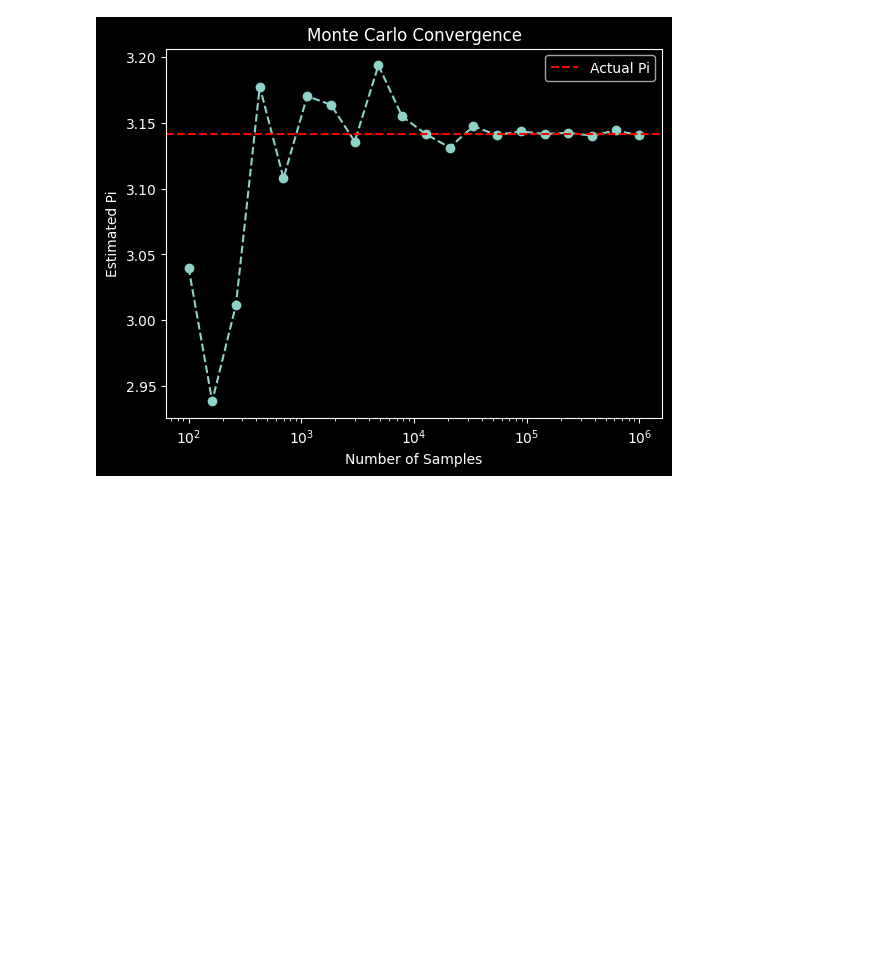
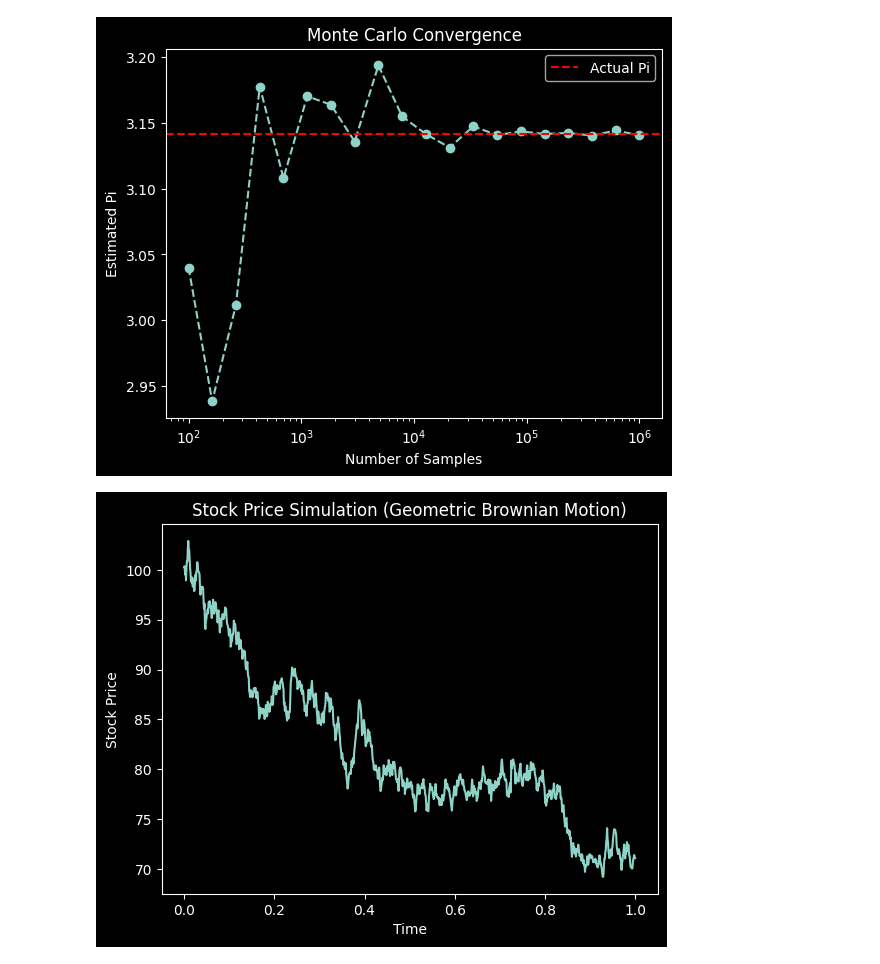
Before and after one commit to julihocc/itesm-ma2008b-code, a Jupyter notebook: MA2008B_101.ipynb, the cells around one changed output. Cells and saved outputs as stored; diff of their text form; code cells hidden in the pictures; blank space fills up the shorter version.

Commit message:
Add Stock Price Simulation

```diff
--- a/MA2008B_101.ipynb
+++ b/MA2008B_101.ipynb
@@ -74,3 +74,17 @@ plt.title("Monte Carlo Convergence")  # Title for the plot
 plt.show()  # Display the plot
 # %% [output]
 [figure]
+# %%
+# Define parameters for stock price simulation
+T, N, S0, mu, sigma = 1, 1000, 100, 0.05, 0.2
+dt = T/N  # Time step size
+t = np.linspace(0, T, N)  # Create time vector
+brownian_motion = np.cumsum(np.random.randn(N) * np.sqrt(dt))  # Generate Brownian motion
+stock_prices = S0 * np.exp((mu - 0.5 * sigma**2) * t + sigma * brownian_motion)  # Compute stock price path
+plt.plot(t, stock_prices)  # Plot simulated stock prices
+plt.xlabel("Time")  # Label x-axis
+plt.ylabel("Stock Price")  # Label y-axis
+plt.title("Stock Price Simulation (Geometric Brownian Motion)")  # Set plot title
+plt.show()  # Display the plot
+# %% [output]
+[figure, added]
```
